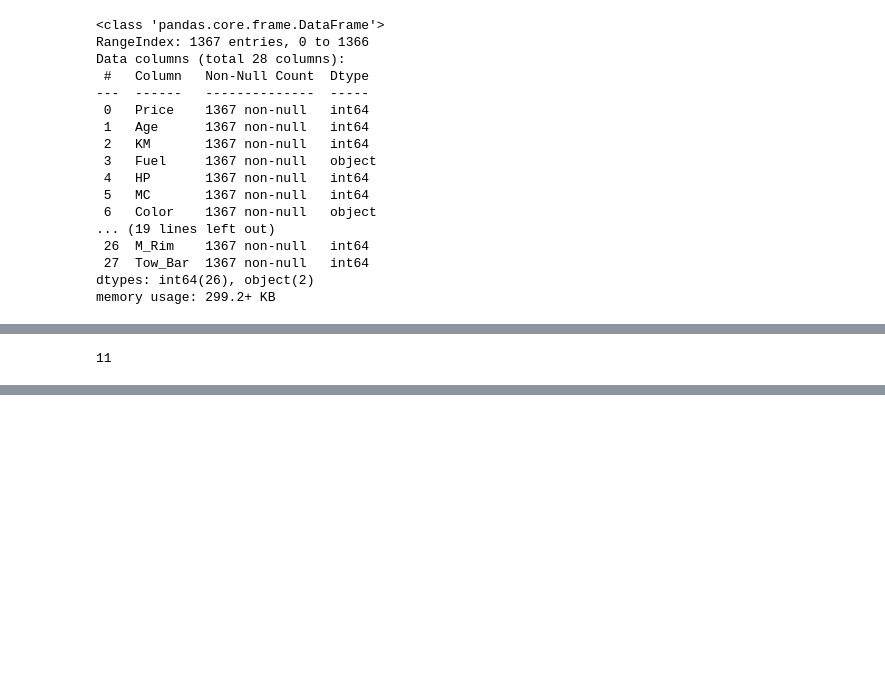
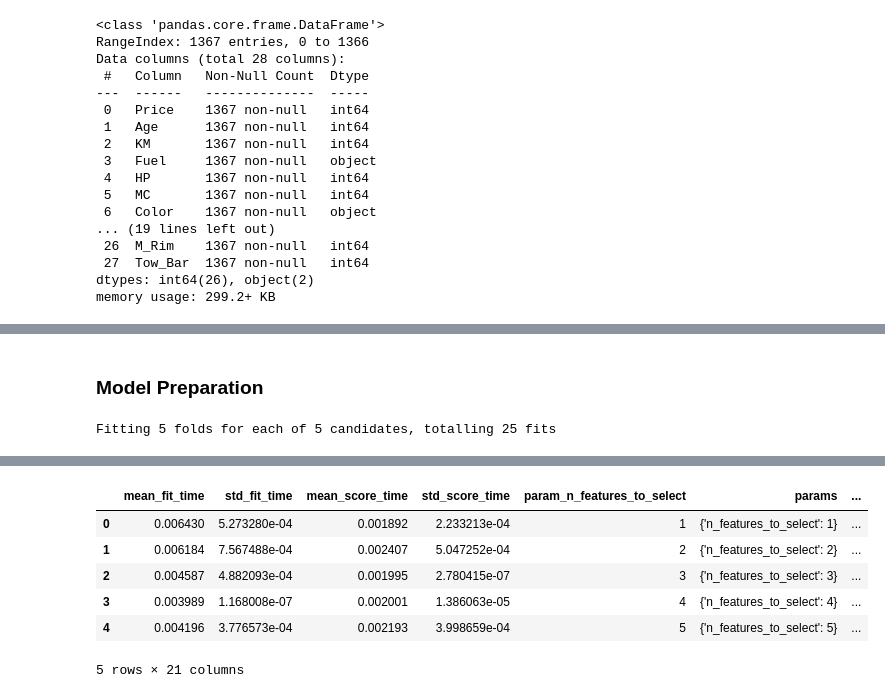
Before and after one commit to vvenkatesh-ML/Projects, a Jupyter notebook: Assignment 1/assignment_code.ipynb, the cells around one changed output, grey strips where cells are left out. Cells and saved outputs as stored; diff of their text form; code cells hidden in the pictures; blank space fills up the shorter version.

```diff
--- a/Assignment 1/assignment_code.ipynb
+++ b/Assignment 1/assignment_code.ipynb
@@ -104,10 +130,28 @@ df_new
+# %% [markdown]
+### Model Preparation
 # %%
 #Establishing the features and the target parameters
-X = df_new.drop(columns=['Price'])
-y = df_new.Price
+X = df_new
 
 #Splitting the data into training and testing (80% - Training and 20% - Testing)
 X_train, X_test, y_train, y_test = train_test_split(X, y, test_size=0.2, random_state=1)
 len(X_train.columns)
+
+#Cross-Validation grid serach
+folds = KFold(n_splits = 5, shuffle = True, random_state = 100)
+hyper_params = [{'n_features_to_select': list(range(1,6))}] #Range selected based on the number of features
+lm = LinearRegression()
+lm.fit(X_train, y_train)
+rfe = RFE(lm) #Recursive Feature Elimination used as the estimator
+model_cv = GridSearchCV(estimator = rfe,
+                       param_grid = hyper_params,
+                       scoring = 'r2',
+                       cv = folds,
+                       verbose = 1,
+                       return_train_score = True)
+model_cv.fit(X_train, y_train)
+
+cv_result = pd.DataFrame(model_cv.cv_results_)
+cv_result
 # %% [output]
-11
+Fitting 5 folds for each of 5 candidates, totalling 25 fits
@@ -113,0 +160,7 @@ len(X_train.columns)
+|  | mean_fit_time | std_fit_time | mean_score_time | std_score_time | param_n_features_to_select | params | ... |
+| 0 | 0.006430 | 5.273280e-04 | 0.001892 | 2.233213e-04 | 1 | {'n_features_to_select': 1} | ... |
+| 1 | 0.006184 | 7.567488e-04 | 0.002407 | 5.047252e-04 | 2 | {'n_features_to_select': 2} | ... |
+| 2 | 0.004587 | 4.882093e-04 | 0.001995 | 2.780415e-07 | 3 | {'n_features_to_select': 3} | ... |
+| 3 | 0.003989 | 1.168008e-07 | 0.002001 | 1.386063e-05 | 4 | {'n_features_to_select': 4} | ... |
+| 4 | 0.004196 | 3.776573e-04 | 0.002193 | 3.998659e-04 | 5 | {'n_features_to_select': 5} | ... |
+5 rows × 21 columns
```
Also changed, not shown: parts of 14 cells of this notebook.
